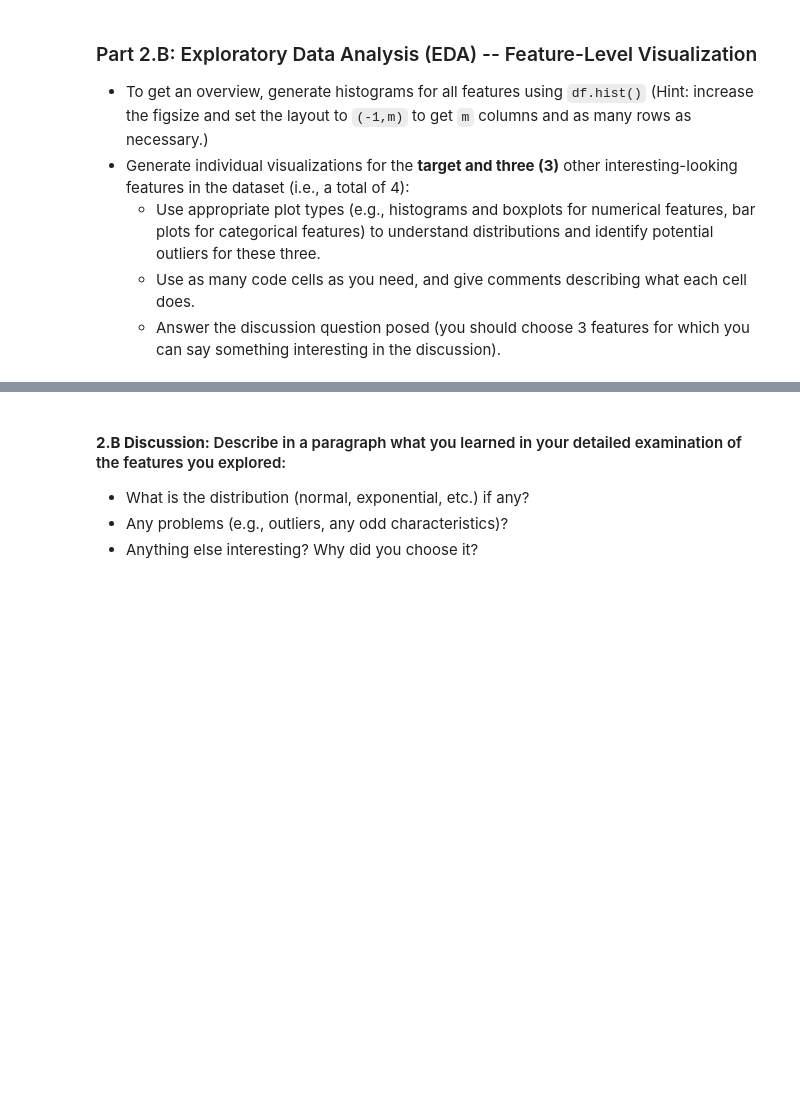
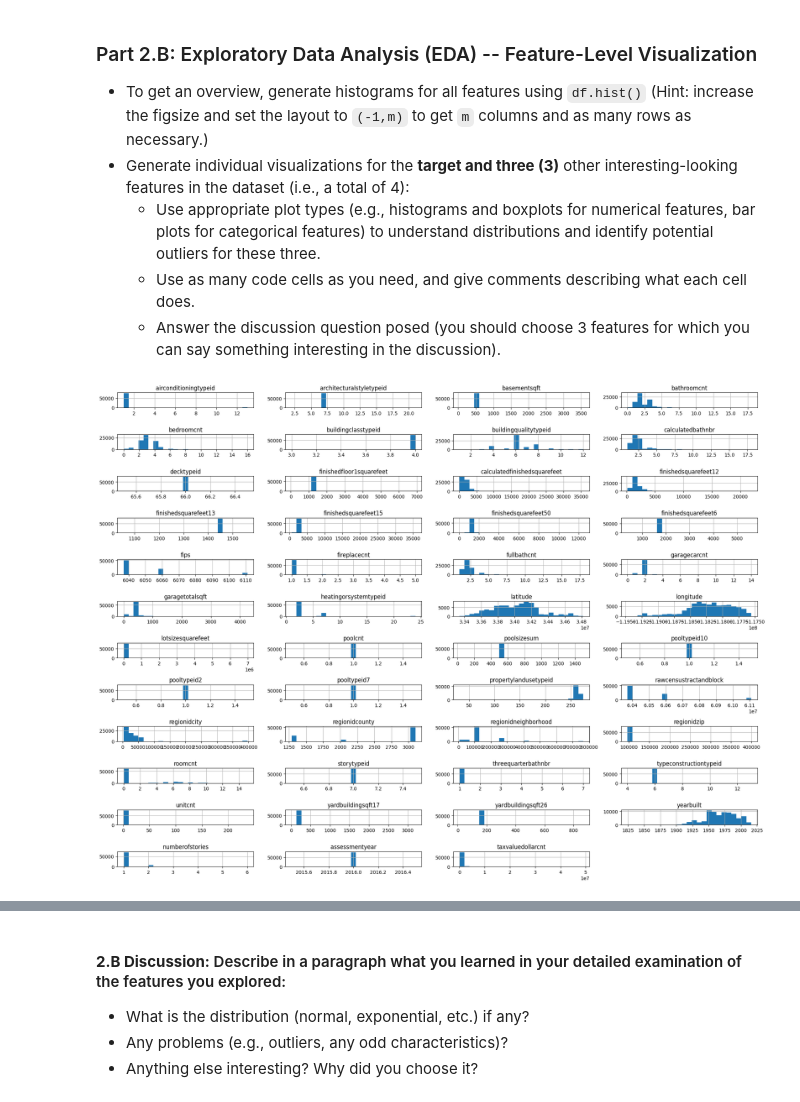
Before and after one commit to pr-rowe/MOD-3-MILESTONE-1, a Jupyter notebook: Milestone_01.ipynb, the cells around one changed output, grey strips where cells are left out. Saved outputs shown, nothing was run; the diff lists cells and outputs as text; code cells hidden in the pictures; blank space fills up the shorter version.

```diff
--- a/Milestone_01.ipynb
+++ b/Milestone_01.ipynb
@@ -210,14 +232,14 @@ dtype: float64
 # %%
 from sklearn.preprocessing import LabelEncoder
 
-df = df.drop(columns=['parcelid', 'propertyzoningdesc', 'propertycountylandusecode',
+df1 = df.drop(columns=['parcelid', 'propertyzoningdesc', 'propertycountylandusecode',
                       'taxdelinquencyflag', 'taxdelinquencyyear', 'censustractandblock'])
 
-for col in df.select_dtypes(include=[np.number]).columns:
-    df[col] = df[col].fillna(df[col].median())
+for col in df1.select_dtypes(include=[np.number]).columns:
+    df1[col] = df1[col].fillna(df1[col].median())
 
-X = df.drop(columns=['taxvaluedollarcnt'])
-y = df['taxvaluedollarcnt']
+X = df1.drop(columns=['taxvaluedollarcnt'])
+y = df1['taxvaluedollarcnt']
 
 for col in X.select_dtypes(include=['object', 'bool']).columns:
     X[col] = X[col].astype(str)
@@ -316,3 +323,10 @@ df.corr()
     - Use appropriate plot types (e.g., histograms and boxplots for numerical features, bar plots for categorical features) to understand distributions and identify potential outliers for these three.
     - Use as many code cells as you need, and give comments describing what each cell does.
     - Answer the discussion question posed (you should choose 3 features for which you can say something interesting in the discussion).
+# %%
+#plot histograms
+df1.hist(figsize=(20, 15), bins=25, layout=(-1, 4))
+plt.tight_layout()
+plt.show()
+# %% [output]
+[figure, added]
```
Also changed, not shown: parts of 21 cells of this notebook.
